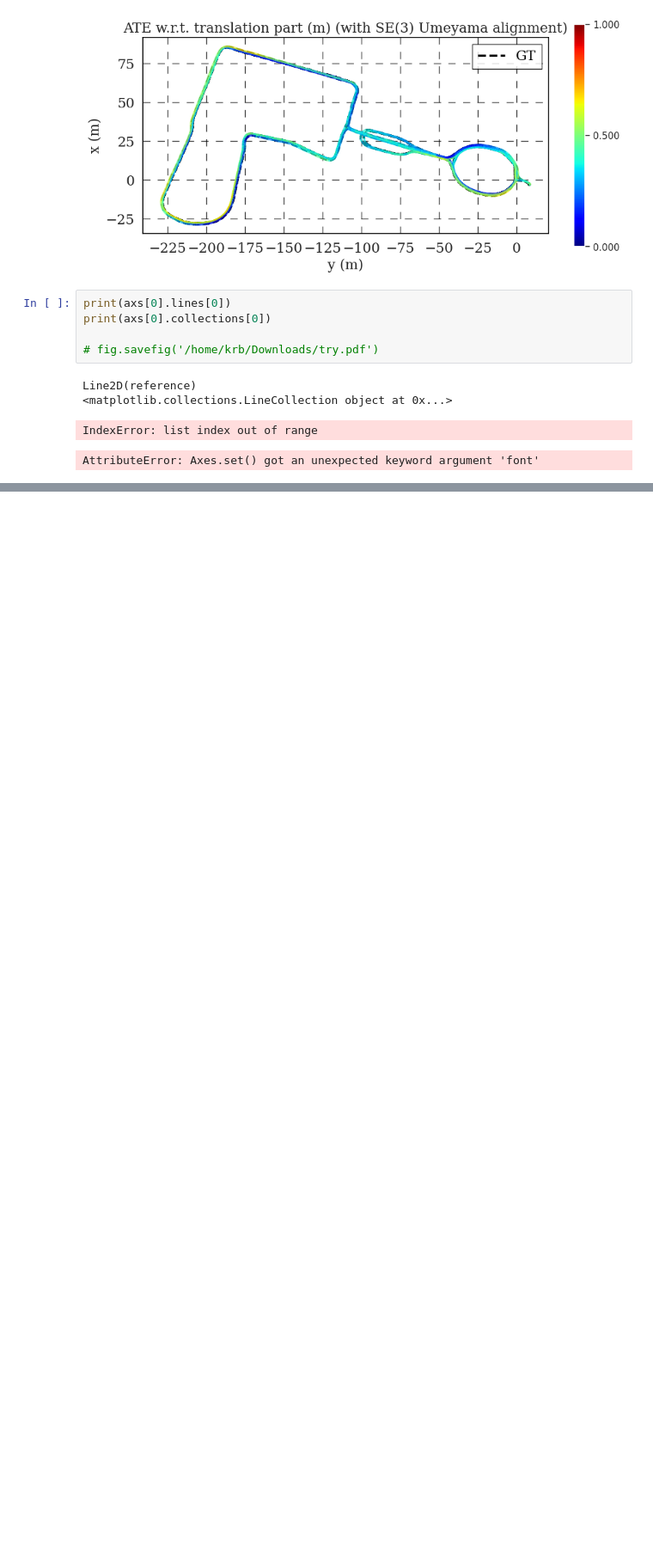
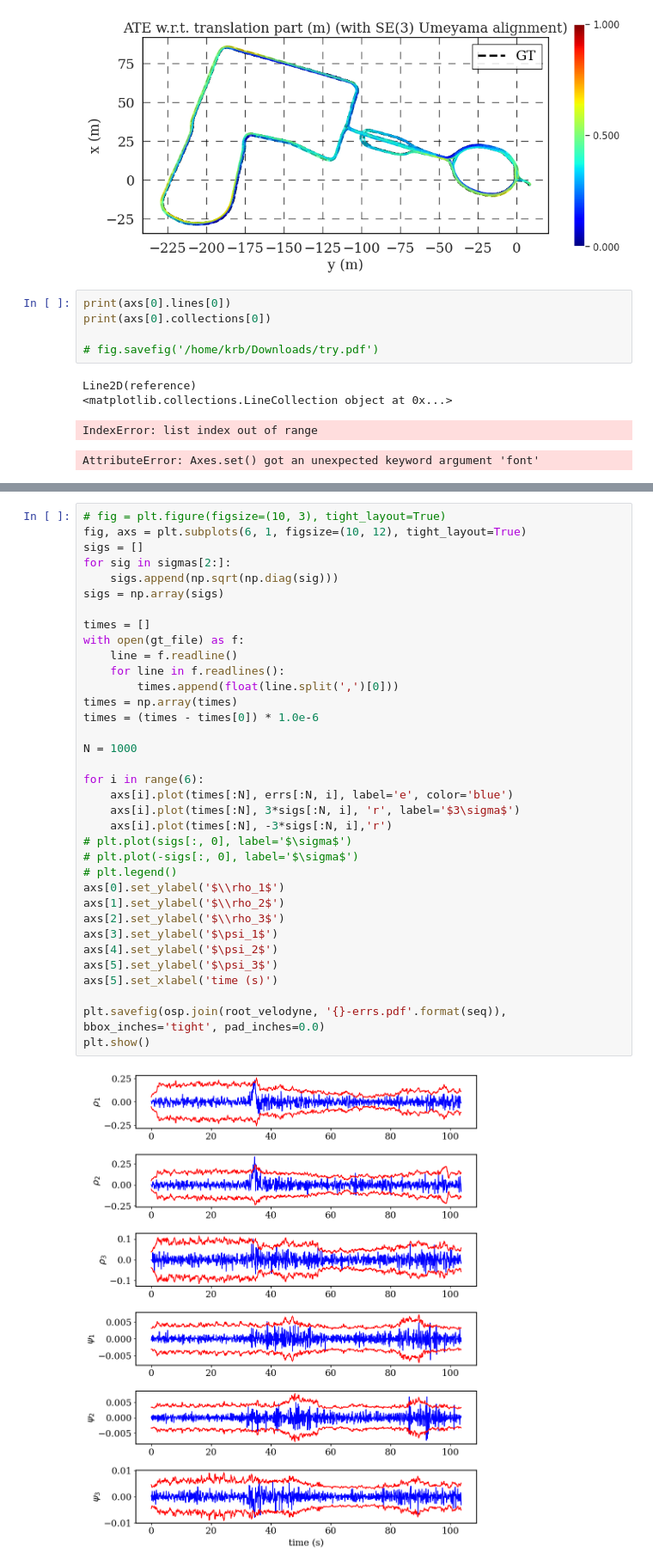
Before and after one commit to utiasASRL/steam_icp, a Jupyter notebook: script/paper_plots.ipynb, the cells around one changed output, grey strips where cells are left out. Shown at 86% size. Saved outputs shown, nothing was run; the diff lists cells and outputs as text; blank space fills up the shorter version.

```diff
--- a/script/paper_plots.ipynb
+++ b/script/paper_plots.ipynb
@@ -527,0 +690,37 @@ AttributeError: Axes.set() got an unexpected keyword argument 'font'
+# %%
+# fig = plt.figure(figsize=(10, 3), tight_layout=True)
+fig, axs = plt.subplots(6, 1, figsize=(10, 12), tight_layout=True)
+sigs = []
+for sig in sigmas[2:]:
+    sigs.append(np.sqrt(np.diag(sig)))
+sigs = np.array(sigs)
+
+times = []
+with open(gt_file) as f:
+    line = f.readline()
+    for line in f.readlines():
+        times.append(float(line.split(',')[0]))
+times = np.array(times)
+times = (times - times[0]) * 1.0e-6
+
+N = 1000
+
+for i in range(6):
+    axs[i].plot(times[:N], errs[:N, i], label='e', color='blue')
+    axs[i].plot(times[:N], 3*sigs[:N, i], 'r', label='$3\sigma$')
+    axs[i].plot(times[:N], -3*sigs[:N, i],'r')
+# plt.plot(sigs[:, 0], label='$\sigma$')
+# plt.plot(-sigs[:, 0], label='$\sigma$')
+# plt.legend()
+axs[0].set_ylabel('$\\rho_1$')
+axs[1].set_ylabel('$\\rho_2$')
+axs[2].set_ylabel('$\\rho_3$')
+axs[3].set_ylabel('$\psi_1$')
+axs[4].set_ylabel('$\psi_2$')
+axs[5].set_ylabel('$\psi_3$')
+axs[5].set_xlabel('time (s)')
+
+plt.savefig(osp.join(root_velodyne, '{}-errs.pdf'.format(seq)), bbox_inches='tight', pad_inches=0.0)
+plt.show()
+# %% [output]
+[figure, added]
```
Also changed, not shown: parts of 22 cells of this notebook, 4 other files.
